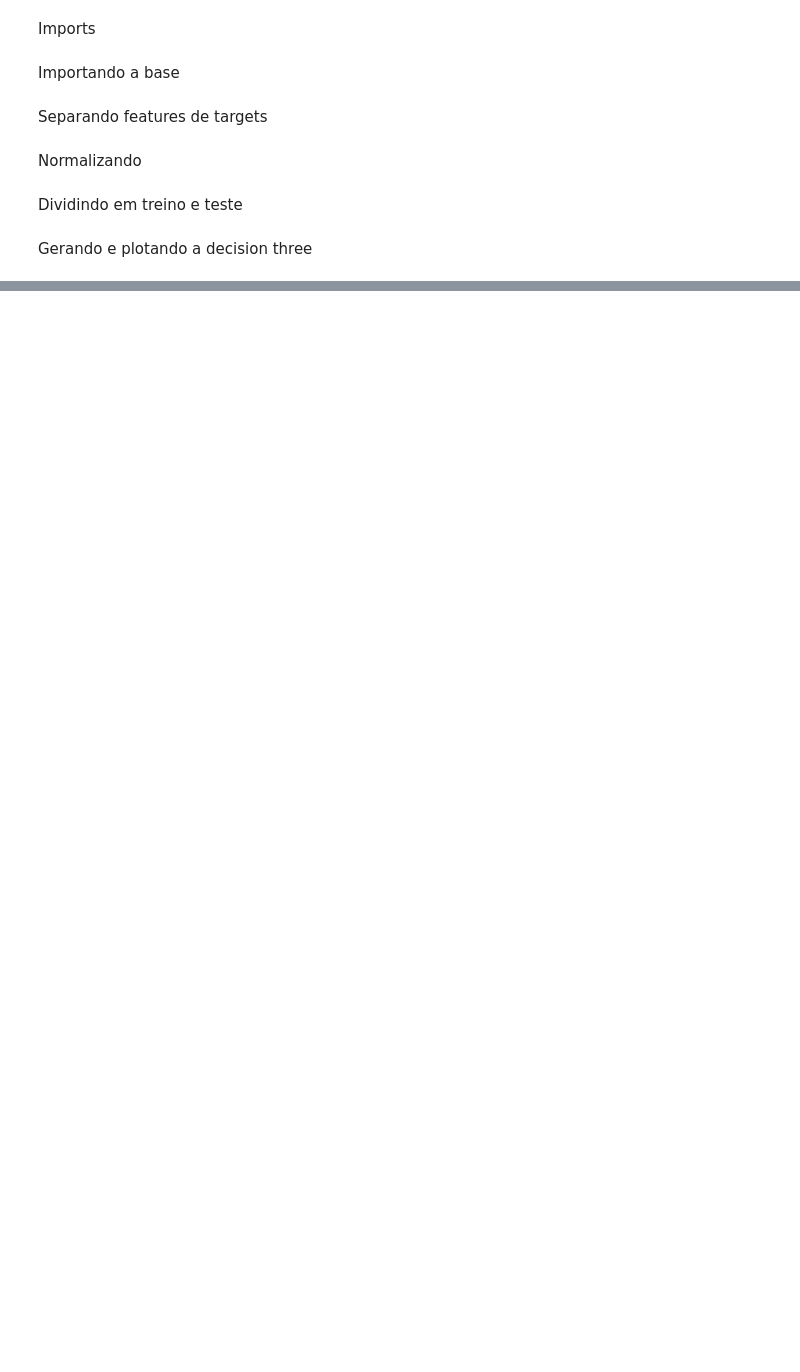
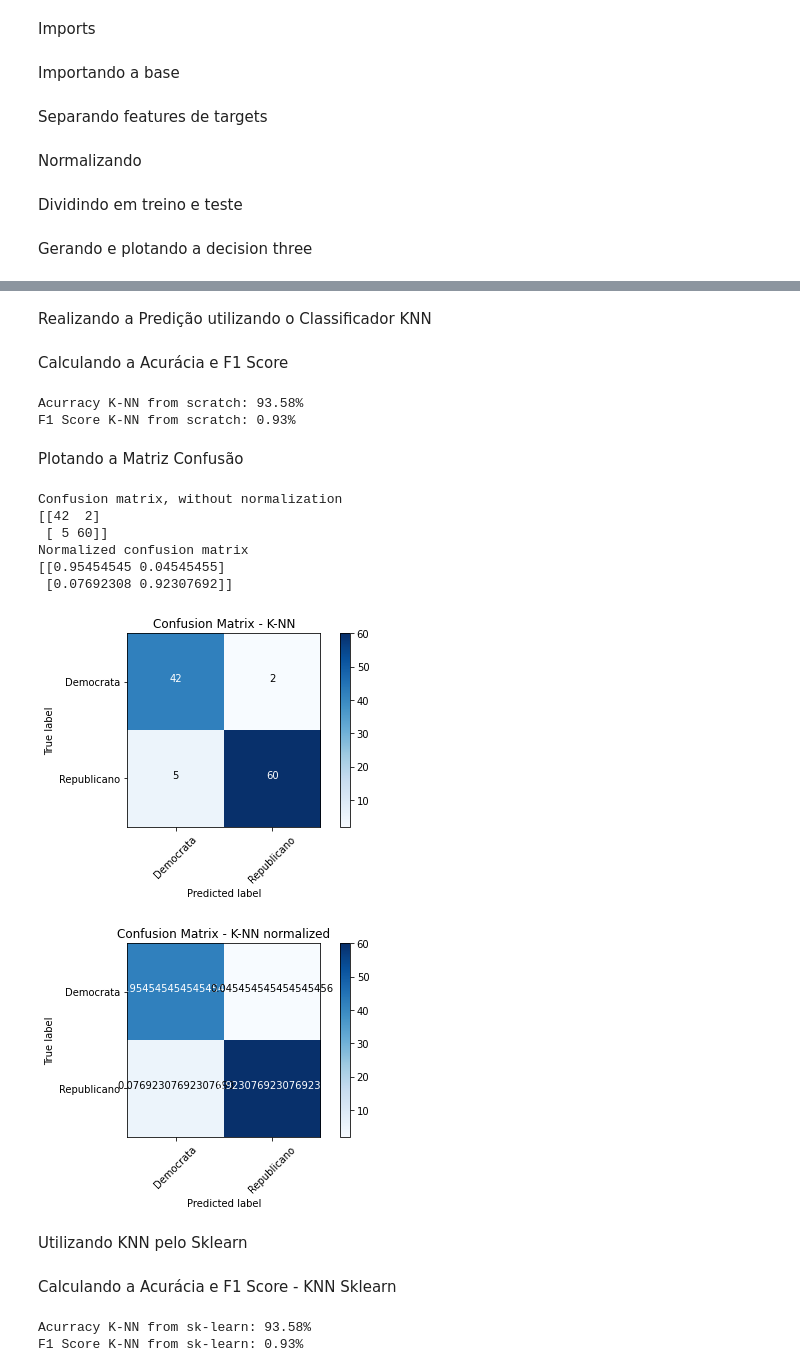
Before and after one commit to Vihimuro/MDAEL8, a Jupyter notebook: Mineração.ipynb, the cells around one changed output, grey strips where cells are left out. Drawn from its saved outputs; the diff is of its cells as text; code cells hidden in the pictures; blank space fills up the shorter version.

```diff
--- a/Mineração.ipynb
+++ b/Mineração.ipynb
@@ -1276,0 +1394,13 @@ Acuraccy:
+# %%
+# Separating out the features
+X = df.loc[:, features].values
+
+df['target'] = target
+
+#X = df.drop('target', axis=1)
+#y = df.target.values
+
+# Separating out the target
+y = df.loc[:,target]
+
+print("Total samples: {}".format(X.shape[0]))
@@ -1276,0 +1411,4 @@ Acuraccy:
+# %%
+X_train, X_test, y_train, y_test = train_test_split(X, y, test_size=0.25, random_state=0)
+print("Total train samples: {}".format(X_train.shape[0]))
+print("Total test  samples: {}".format(X_test.shape[0]))
@@ -1276,0 +1420,35 @@ Acuraccy:
+# %%
+scaler = StandardScaler()
+X_train = scaler.fit_transform(X_train)
+X_test = scaler.transform(X_test)
+# %% [markdown]
+Realizando a Predição utilizando o Classificador KNN
+# %%
+y_hat_test = knn_predict(X_train, X_test, y_train, y_test, k=5, p=2)
+# %% [markdown]
+Calculando a Acurácia e F1 Score
+# %%
+accuracy = accuracy_score(y_test, y_hat_test)*100
+f1 = f1_score(y_test, y_hat_test, average='macro')
+print("Acurracy K-NN from scratch: {:.2f}%".format(accuracy))
+print("F1 Score K-NN from scratch: {:.2f}%".format(f1))
+# %% [output]
+Acurracy K-NN from scratch: 93.58%
+F1 Score K-NN from scratch: 0.93%
+# %% [markdown]
+Plotando a Matriz Confusão
+# %%
+cm = confusion_matrix(y_test, y_hat_test)
+plot_confusion_matrix(cm, target_names, False, "Confusion Matrix - K-NN")
+plot_confusion_matrix(cm, target_names, True, "Confusion Matrix - K-NN normalized")
+# %% [output]
+Confusion matrix, without normalization
+[[42  2]
+ [ 5 60]]
+Normalized confusion matrix
+[[0.95454545 0.04545455]
+ [0.07692308 0.92307692]]
+[figure, added]
+[figure, added]
+# %% [markdown]
+Utilizando KNN pelo Sklearn
@@ -1276,0 +1459,10 @@ Acuraccy:
+# %% [markdown]
+Calculando a Acurácia e F1 Score - KNN Sklearn
+# %%
+accuracy = accuracy_score(y_test, y_hat_test)*100
+f1 = f1_score(y_test, y_hat_test,average='macro')
+print("Acurracy K-NN from sk-learn: {:.2f}%".format(accuracy))
+print("F1 Score K-NN from sk-learn: {:.2f}%".format(f1))
+# %% [output]
+Acurracy K-NN from sk-learn: 93.58%
+F1 Score K-NN from sk-learn: 0.93%
```
Also changed, not shown: parts of 26 cells of this notebook.
